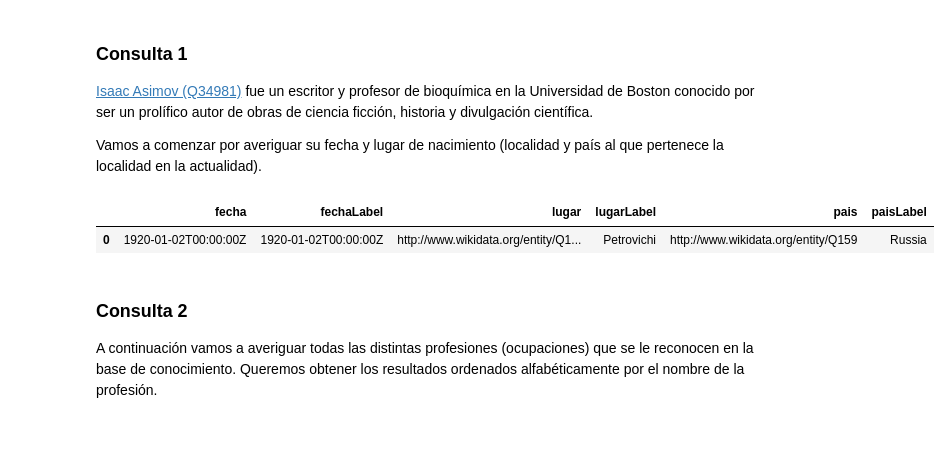
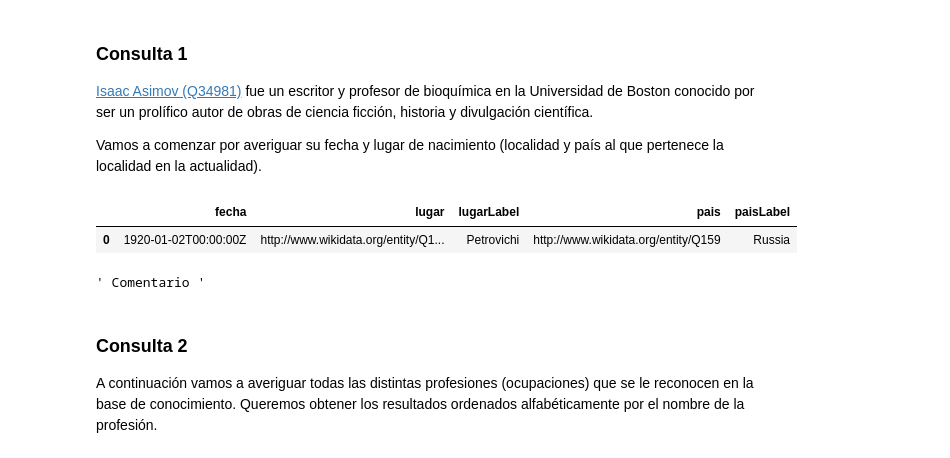
Before and after one commit to Carlanganas98/IA2, a Jupyter notebook: Pr3/P_sparql_enunciado.ipynb, the cells around one changed output. Cells and saved outputs as stored; diff of their text form; code cells hidden in the pictures.

```diff
--- a/Pr3/P_sparql_enunciado.ipynb
+++ b/Pr3/P_sparql_enunciado.ipynb
@@ -75,17 +75,21 @@ WHERE
 Vamos a comenzar por averiguar su fecha y lugar de nacimiento (localidad y país al que pertenece la localidad en la actualidad).
 # %%
 %%wdsparql
-SELECT ?fecha ?fechaLabel ?lugar ?lugarLabel ?pais ?paisLabel
+SELECT ?fecha ?lugar ?lugarLabel ?pais ?paisLabel
 WHERE
 {
   wd:Q34981 wdt:P569 ?fecha.
   wd:Q34981 wdt:P19 ?lugar.
   ?lugar wdt:P17 ?pais
   SERVICE wikibase:label { bd:serviceParam wikibase:language "en". }
 }
 # %% [output]
-|  | fecha | fechaLabel | lugar | lugarLabel | pais | paisLabel |
-| 0 | 1920-01-02T00:00:00Z | 1920-01-02T00:00:00Z | http://www.wikidata.org/entity/Q1... | Petrovichi | http://www.wikidata.org/entity/Q159 | Russia |
+|  | fecha | lugar | lugarLabel | pais | paisLabel |
+| 0 | 1920-01-02T00:00:00Z | http://www.wikidata.org/entity/Q1... | Petrovichi | http://www.wikidata.org/entity/Q159 | Russia |
+# %%
+""" Comentario """
+# %% [output]
+' Comentario '
 # %% [markdown]
 ### Consulta 2
 
```
Also changed, not shown: parts of 19 cells of this notebook.
